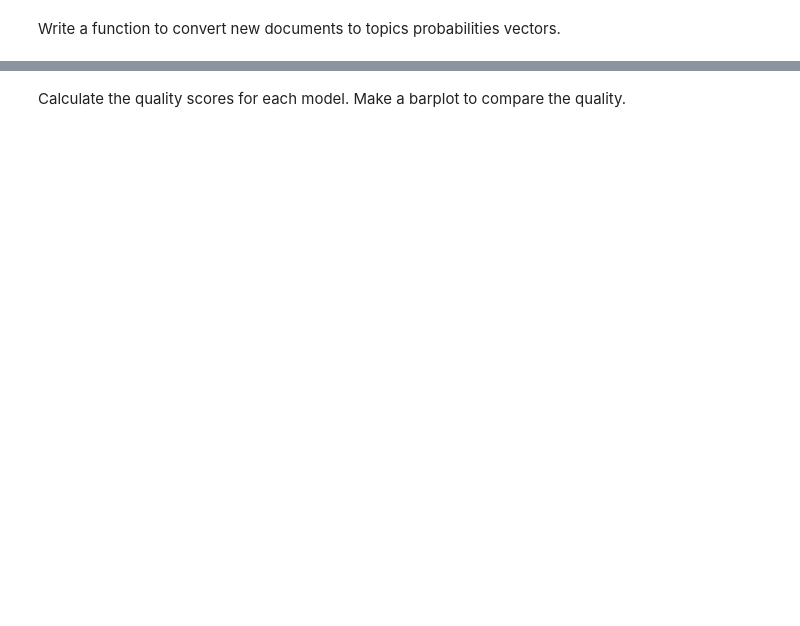
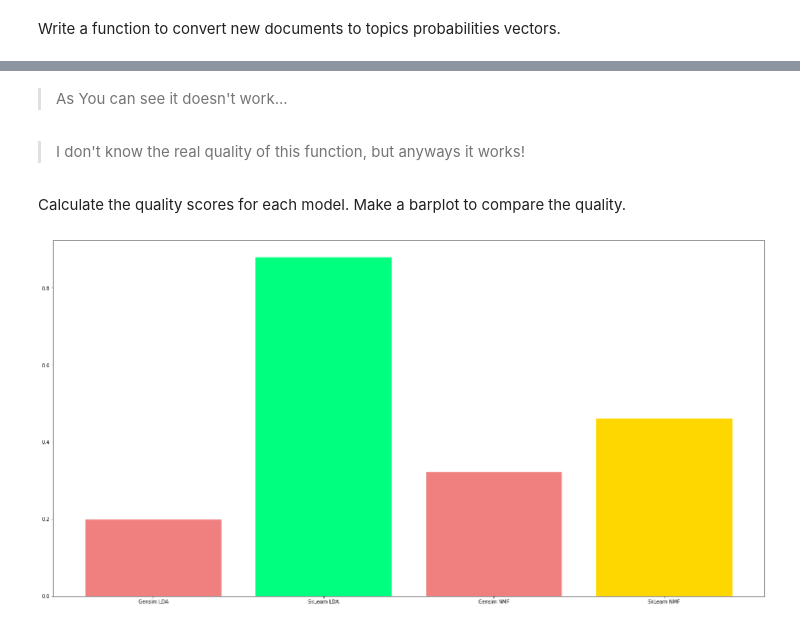
Before and after one commit to zer0deck/nlp, a Jupyter notebook: hw1.ipynb, the cells around one changed output, grey strips where cells are left out. Saved outputs shown, nothing was run; the diff lists cells and outputs as text; code cells hidden in the pictures; blank space fills up the shorter version.

```diff
--- a/hw1.ipynb
+++ b/hw1.ipynb
@@ -317,0 +515,4 @@ Create artm topic model fit it to the data. Try to change hyperparameters (numbe
+# %%
+# Run NMF
+nmf = NMF(n_components=5, random_state=1, alpha=.1, l1_ratio=.5, init='nndsvd').fit(tfidf)
+nmf_tw = display_topics(nmf, tfidf_feature_names, 5)
@@ -317,0 +529,4 @@ Create artm topic model fit it to the data. Try to change hyperparameters (numbe
+# %%
+# Run LDA
+lda = LDA(n_components=5, max_iter=5, learning_method='online', learning_offset=50.,random_state=0).fit(tf)
+lda_tw = display_topics(lda, tf_feature_names, 5)
@@ -320,2 +564,43 @@ Write a function to convert new documents to topics probabilities vectors.
+# %% [markdown]
+> As You can see it doesn't work...
+# %%
+# I tried to use handmade decision for this case:
+# https://github.com/derekgreene/topic-model-tutorial/blob/master/3%20-%20Parameter%20Selection%20for%20NMF.ipynb
+
+from itertools import combinations
+import numpy as np
+import gensim
+
+w2v_model = gensim.models.Word2Vec(sentences=[full_text.split()], vector_size=500, min_count=1, window=100)
+
+def calculate_coherence( w2v_model, term_rankings ):
+    overall_coherence = 0.0
+    for topic_index in range(len(term_rankings)):
+        # check each pair of terms
+        pair_scores = []
+        for pair in combinations( term_rankings[topic_index], 2 ):
+                pair_scores.append( w2v_model.wv.similarity(pair[0], pair[1]) )
+        # get the mean for all pairs in this topic
+        topic_score = sum(pair_scores) / len(pair_scores)
+        overall_coherence += topic_score
+    # get the mean score across all topics
+    return overall_coherence / len(term_rankings)
+# %%
+lda_coh = calculate_coherence( w2v_model, lda_tw )
+nmf_coh = calculate_coherence( w2v_model, nmf_tw )
+# %% [markdown]
+> I don't know the real quality of this function, but anyways it works!
 # %% [markdown]
 Calculate the quality scores for each model. Make a barplot to compare the quality.
+# %%
+import matplotlib.pyplot as plt
+fig = plt.figure(figsize=(20,10))
+ax = fig.add_axes([0,0,1,1])
+models = ['Gensim LDA', 'SkLearn LDA', 'Gensim NMF', 'SkLearn NMF']
+coherences = [coherence_lda.get_coherence(),lda_coh,coherence_nmf.get_coherence(),nmf_coh]
+colors = ['lightcoral', 'springgreen', 'lightcoral', 'gold']
+for i, color in enumerate(colors):
+    ax.bar(models[i],coherences[i], color = color)
+plt.show()
+# %% [output]
+[figure, added]
```
Also changed, not shown: parts of 22 cells of this notebook.
